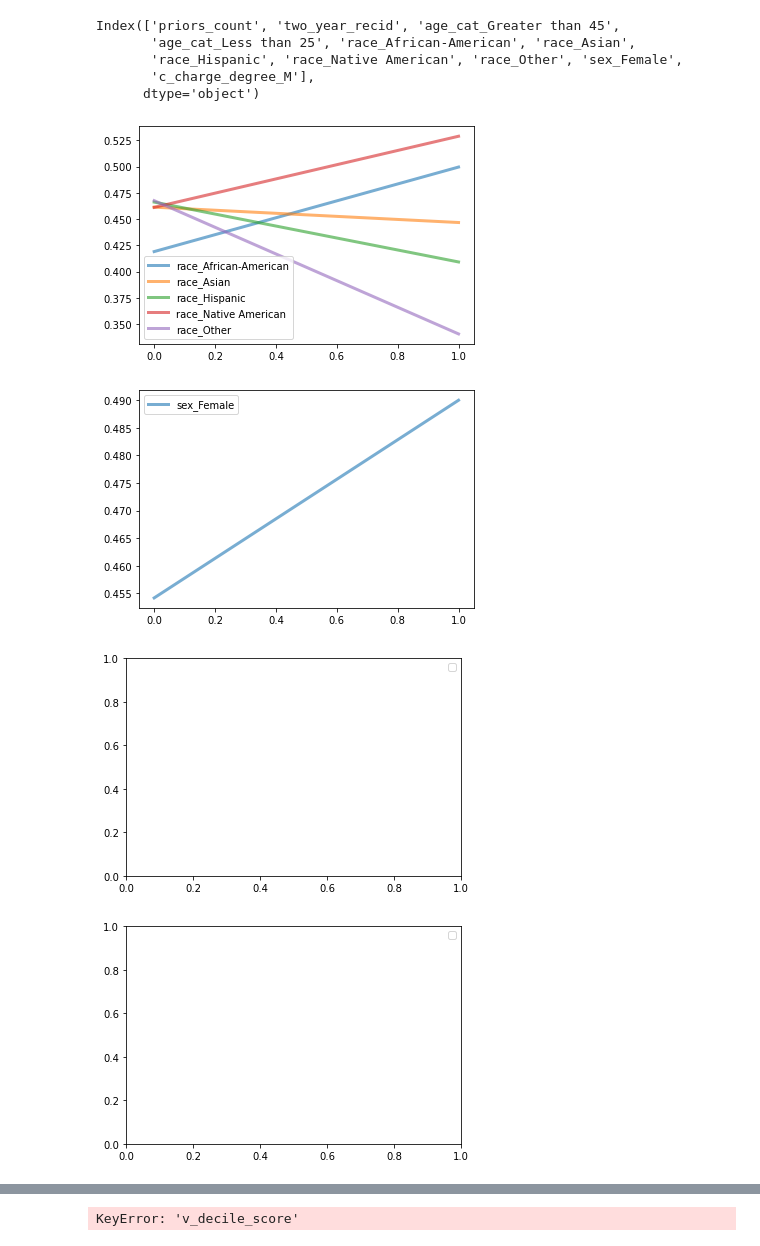
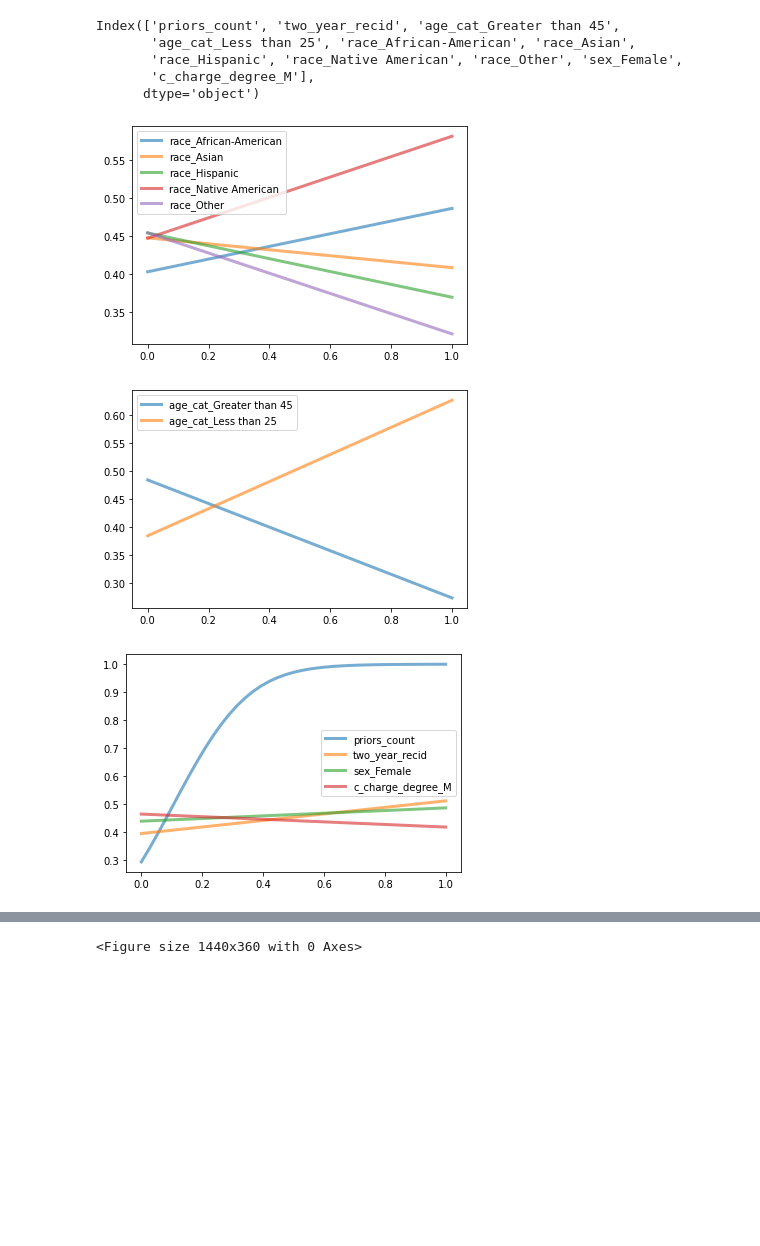
Before and after one commit to jonatanwins/COMPAS_project_HON2200, a Jupyter notebook: COMPAS.ipynb, the cells around one changed output, grey strips where cells are left out. Cells and saved outputs as stored; diff of their text form; code cells hidden in the pictures; blank space fills up the shorter version.

Commit message:
fikset plott

```diff
--- a/COMPAS.ipynb
+++ b/COMPAS.ipynb
@@ -17,9 +17,10 @@ warnings.simplefilter(action='ignore', category=FutureWarning)
 url = "https://raw.githubusercontent.com/propublica/compas-analysis/master/compas-scores-two-years.csv"
 
 df = pd.read_csv(url)
+
+df = df[df["days_b_screening_arrest"] <= 30]
+df = df[df["days_b_screening_arrest"] >= -30]
 # %%
-df_select = df[["id", "name", "sex", "age_cat", "race", "two_year_recid", "juv_fel_count", "juv_misd_count", "juv_other_count", "priors_count", "is_recid", "is_violent_recid", "v_decile_score", "score_text"]]
+df_select = df[["id", "name", "sex", "age_cat", "race", "two_year_recid", "juv_fel_count", "juv_misd_count", "juv_other_count", "priors_count", "is_recid", "is_violent_recid", "v_decile_score", "score_text", "days_b_screening_arrest"]]
 
 # fjerner alle som ikke ble vurdert innen 30 dager forut/i
-data = data[data["days_b_screening_arrest"] <= 30]
-data = data[data["days_b_screening_arrest"] >= -30]
@@ -405,12 +416,12 @@ Antallet sanne positive for Hele gruppen er 1702, antallet falske positive er 87
 # %%
 z_vals = {}
 
-print(X_propublica.columns)
 
 for col in X_propublica.columns: # henter x- og y-verdier for hver parameter
-    x = partial_dependence(log_reg_propublica, X_propublica, [col])[1][0]
+    x_raw = partial_dependence(log_reg_propublica, X_propublica, [col])[1][0]
     y = partial_dependence(log_reg_propublica, X_propublica, [col])[0][0]
-    z_vals[col] = (x, y)
+    x = (x_raw - np.min(x_raw)) / (np.max(x_raw) - np.min(x_raw))
+    z_vals[col] =  (x, y)
 # %% [output]
 Index(['priors_count', 'two_year_recid', 'age_cat_Greater than 45',
        'age_cat_Less than 25', 'race_African-American', 'race_Asian',
@@ -420,32 +431,27 @@ Index(['priors_count', 'two_year_recid', 'age_cat_Greater than 45',
 # %%
 def plot_params(vals_dict, prefix = False):
     labels = []
 
     if prefix: # dersom en prefiks oppgis,
         for param, vals in vals_dict.items():
+            # print(param)
             if param.startswith(prefix): # plotter vi parametre som har denne prefiksen
                 plt.plot(vals[0], vals[1], alpha = 0.6, lw = 3)
                 labels.append(param)
 
     else: # dersom prefiks ikke oppgis,
-        plt.plot(vals_dict["priors_count"][0], vals_dict["priors_count"][1], alpha = 0.6, lw = 3) # plotter vi "priors_count"
-        plt.plot(vals_dict["v_decile_score"][0], vals_dict["v_decile_score"][1], alpha = 0.6, lw = 3) # og "v_decile_score"
-        labels.append("priors_count")
-        labels.append("v_decile_score")
+        for param in ['priors_count', 'two_year_recid', 'sex_Female', 'c_charge_degree_M']:
+                plt.plot(vals_dict[param][0], vals_dict[param][1], alpha = 0.6, lw = 3)
+                labels.append(param)
 
     plt.legend(labels)
     plt.show()
 
-plot_params(z_vals, "race") # plotter de ulike parameterkategoriene hver for seg
-plot_params(z_vals, "sex")
-plot_params(z_vals, "score")
-plot_params(z_vals, "juv")
+plot_params(z_vals, "race") # plotter de ulike parameterkategoriene hver for segs(z_vals, "age_cat")
 plot_params(z_vals, "age_cat")
-plot_params(z_vals) # plotter de resterende to parametrene til slutt
-
+plot_params(z_vals) # plotter
 plt.gcf().set_size_inches(20, 5)
 # %% [output]
-[figure, old version]
+[figure, new version]
-[figure, old version]
+[figure, new version]
-[figure, old version]
+[figure, new version]
-[figure, removed]
@@ -453 +458 @@ plt.gcf().set_size_inches(20, 5)
-KeyError: 'v_decile_score'
+<Figure size 1440x360 with 0 Axes>
```
Also changed, not shown: parts of 12 cells of this notebook.
